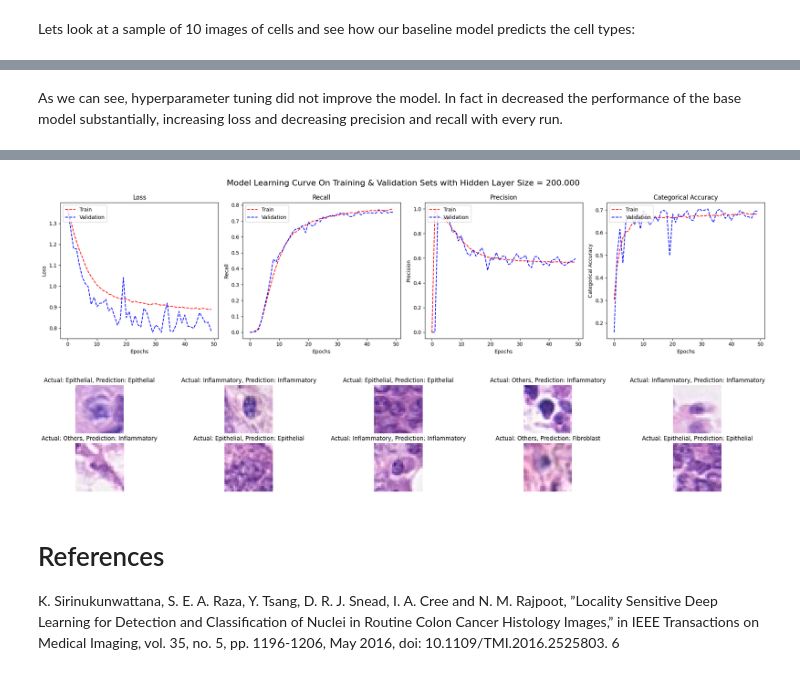
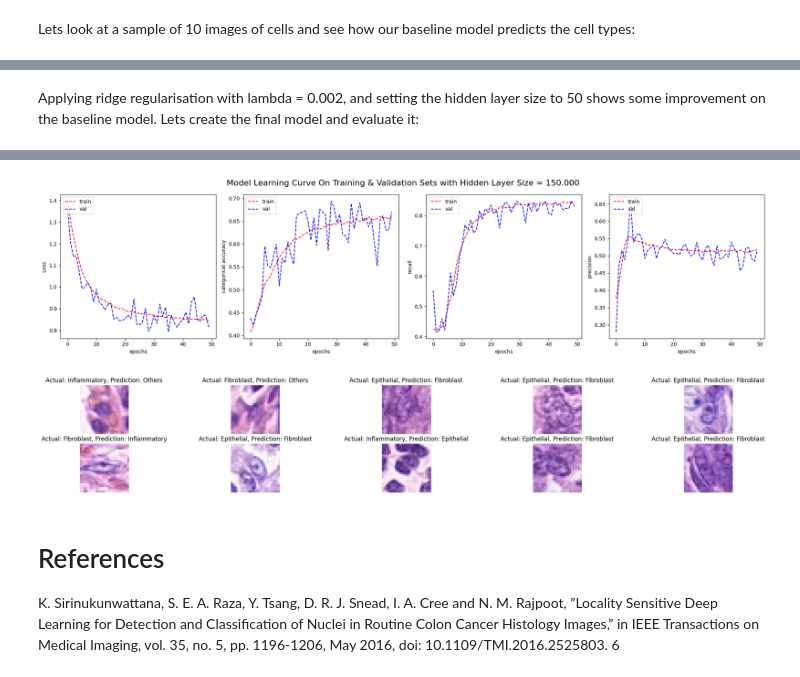
Before and after one commit to IbrahimAshhab/ML-A2-Colon-Cancer, a Jupyter notebook: s3953973_s4007880.ipynb, the cells around one changed output, grey strips where cells are left out. Cells and saved outputs as stored; diff of their text form; code cells hidden in the pictures.

Commit message:
fixed the error that was makng the models terrible and added report part

```diff
--- a/s3953973_s4007880.ipynb
+++ b/s3953973_s4007880.ipynb
@@ -849,7 +807,7 @@ We will use categorical cross entropy for the loss function since our target var
 # %%
 model.compile(optimizer='SGD',
               loss=tf.keras.losses.CategoricalCrossentropy(from_logits=True),
-              metrics=['precision', 'recall', 'categorical_accuracy']
+              metrics=['categorical_accuracy',  tf.keras.metrics.Recall(), tf.keras.metrics.Precision()]
 )
 # %% [markdown]
 Lets train the model and use class weights to balance the classes:
@@ -988,6 +928,10 @@ label_names = {'Fibroblast' : 0, 'Inflammatory' : 1, 'Epithelial' : 2, 'Others'
 d_inv = {v: k for k, v in label_names.items()}
 plt.figure(figsize=(27,4))
 batches = 0
+num_images_to_display = 10
+rows = 2
+cols = (num_images_to_display + rows - 1) // rows
+
 for x,y in test_generator:
         batches = batches + 1
         y_hat = model.predict(x, verbose=0)
@@ -1035,23 +1009,30 @@ for i,ridge in enumerate(l2_vals):
 # %%
-HIDDEN_VALS = [50, 100, 150, 200]
+HIDDEN_VALS = [50, 100, 150]
 
 for ridge in HIDDEN_VALS:
     HIDDEN_LAYER_DIM = ridge
     new_model = tf.keras.Sequential([
     tf.keras.layers.Flatten(input_shape=INPUT_DIM),
-    tf.keras.layers.Dense(HIDDEN_LAYER_DIM, activation='sigmoid'),
+    tf.keras.layers.Dense(HIDDEN_LAYER_DIM, activation='sigmoid',kernel_regularizer=tf.keras.regularizers.l2(0.002)),
     tf.keras.layers.Dense(OUTPUT_CLASSES)
     ])
-    optimizer = tf.keras.optimizers.Adam(learning_rate = 0.01)
+    optimizer = tf.keras.optimizers.SGD(learning_rate = 0.01)
     new_model.compile(optimizer=optimizer,loss=tf.keras.losses.CategoricalCrossentropy(from_logits=True),
-              metrics=['precision', 'recall', 'categorical_accuracy'])
-    new_history = new_model.fit(train_generator, validation_data = validation_generator, epochs=50, verbose=0)
+              metrics=['categorical_accuracy',  tf.keras.metrics.Recall(), tf.keras.metrics.Precision()])
+    new_history = new_model.fit(train_generator, validation_data = validation_generator, epochs=50, verbose=0, class_weight = ct_class_weights_dict)
     var = list(new_history.history.keys())
+
+    # Dynamically get the recall and precision metric names
+    val_recall_metric_name = [key for key in new_history.history.keys() if 'recall' in key][-1]
+    val_precision_metric_name = [key for key in new_history.history.keys() if 'precision' in key][-1]
+    recall_metric_name = val_recall_metric_name.replace('val_', '')
+    precision_metric_name = val_precision_metric_name.replace('val_', '')
+
     title = f'Model Learning Curve On Training & Validation Sets with Hidden Layer Size = {ridge:.3f}'
     plot_learning_curve(new_history.history['loss'], new_history.history['val_loss'],
-                    new_history.history['recall'], new_history.history['val_recall'],
-                    new_history.history['precision'], new_history.history['val_precision'],
                     new_history.history['categorical_accuracy'], new_history.history['val_categorical_accuracy'],
-                    "Recall", "Precision", "Categorical Accuracy", title)
+                    new_history.history[precision_metric_name], new_history.history[val_precision_metric_name],
+                    new_history.history[recall_metric_name], new_history.history[val_recall_metric_name],
+                    title)
     new_model.evaluate(test_generator)
 # %% [output]
@@ -1066,5 +1051,5 @@ for ridge in HIDDEN_VALS:
 # %% [markdown]
-As we can see, hyperparameter tuning did not improve the model. In fact in decreased the performance of the base model substantially, increasing loss and decreasing precision and recall with every run.
+Applying ridge regularisation with lambda = 0.002, and setting the hidden layer size to 50 shows some improvement on the baseline model. Lets create the final model and evaluate it:
 # %%
 final_model = tf.keras.Sequential([
     tf.keras.layers.Flatten(input_shape=INPUT_DIM),
@@ -1080,12 +1065,19 @@ final_model.compile(optimizer='SGD',
 final_history = final_model.fit(train_generator, validation_data = validation_generator, epochs=50, verbose=0, class_weight = ct_class_weights_dict)
 
 final_model.evaluate(test_generator)
+var = list(final_history.history.keys())
+
+# Dynamically get the recall and precision metric names
+val_recall_metric_name = [key for key in final_history.history.keys() if 'recall' in key][-1]
+val_precision_metric_name = [key for key in final_history.history.keys() if 'precision' in key][-1]
+recall_metric_name = val_recall_metric_name.replace('val_', '')
+precision_metric_name = val_precision_metric_name.replace('val_', '')
 
 plot_learning_curve(final_history.history['loss'], final_history.history['val_loss'],
-                    final_history.history['recall'], final_history.history['val_recall'],
-                    final_history.history['precision'], final_history.history['val_precision'],
                     final_history.history['categorical_accuracy'], final_history.history['val_categorical_accuracy'],
-                    "Recall", "Precision", "Categorical Accuracy", title)
+                    final_history.history[precision_metric_name], final_history.history[val_precision_metric_name],
+                    final_history.history[recall_metric_name], final_history.history[val_recall_metric_name],
+                    title)
 
 label_names = {'Fibroblast' : 0, 'Inflammatory' : 1, 'Epithelial' : 2, 'Others' : 3}
 d_inv = {v: k for k, v in label_names.items()}
@@ -1110,5 +1102,5 @@ for x,y in test_generator:
-[figure, old version]
+[figure, new version]
-[figure, old version]
+[figure, new version]
 # %% [markdown]
 # References
 
```
Also changed, not shown: parts of 23 cells of this notebook.
